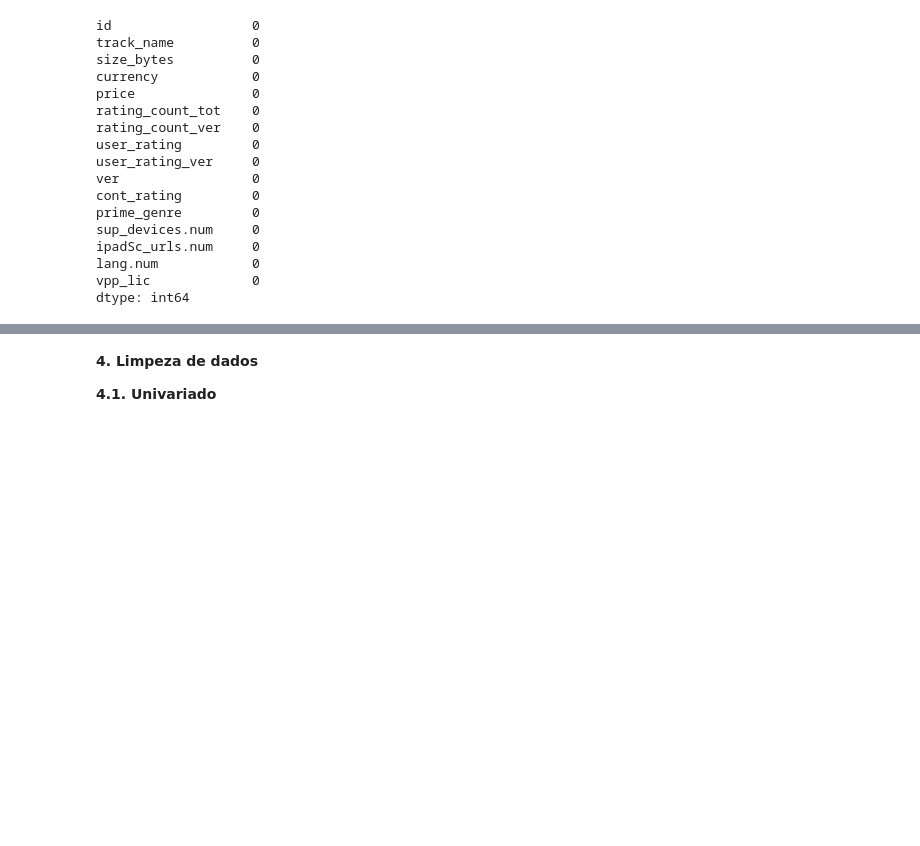
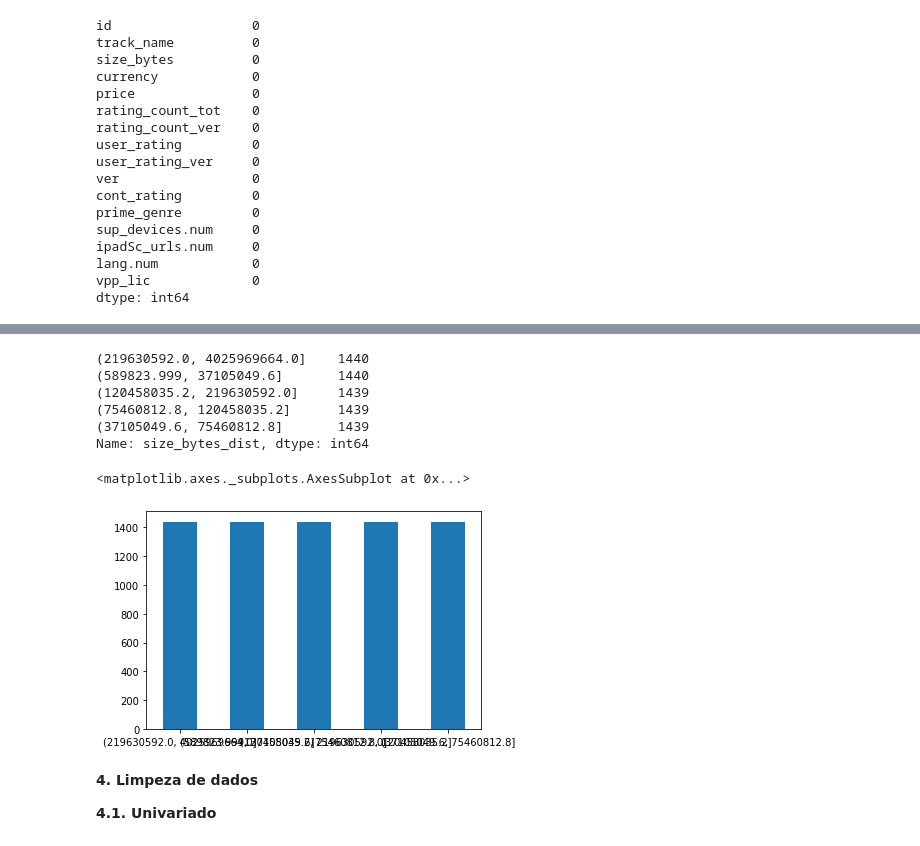
Before and after one commit to pridnt/cesar_engdados, a Jupyter notebook: notebooks/data_analysis.ipynb, the cells around one changed output, grey strips where cells are left out. Cells and saved outputs as stored; diff of their text form; code cells hidden in the pictures; blank space fills up the shorter version.

```diff
--- a/notebooks/data_analysis.ipynb
+++ b/notebooks/data_analysis.ipynb
@@ -147,3 +232,18 @@ df['size_bytes_log'].hist()
+# %%
+df['size_bytes_dist'].value_counts()
+# %% [output]
+(219630592.0, 4025969664.0]    1440
+(589823.999, 37105049.6]       1440
+(120458035.2, 219630592.0]     1439
+(75460812.8, 120458035.2]      1439
+(37105049.6, 75460812.8]       1439
+Name: size_bytes_dist, dtype: int64
+# %%
+counts = df['size_bytes_dist'].value_counts()
+counts.plot.bar(rot=0)
+# %% [output]
+<matplotlib.axes._subplots.AxesSubplot at 0x...>
+[figure, added]
 # %% [markdown]
 **4.   Limpeza de dados**
 
```
Also changed, not shown: parts of 13 cells of this notebook.
